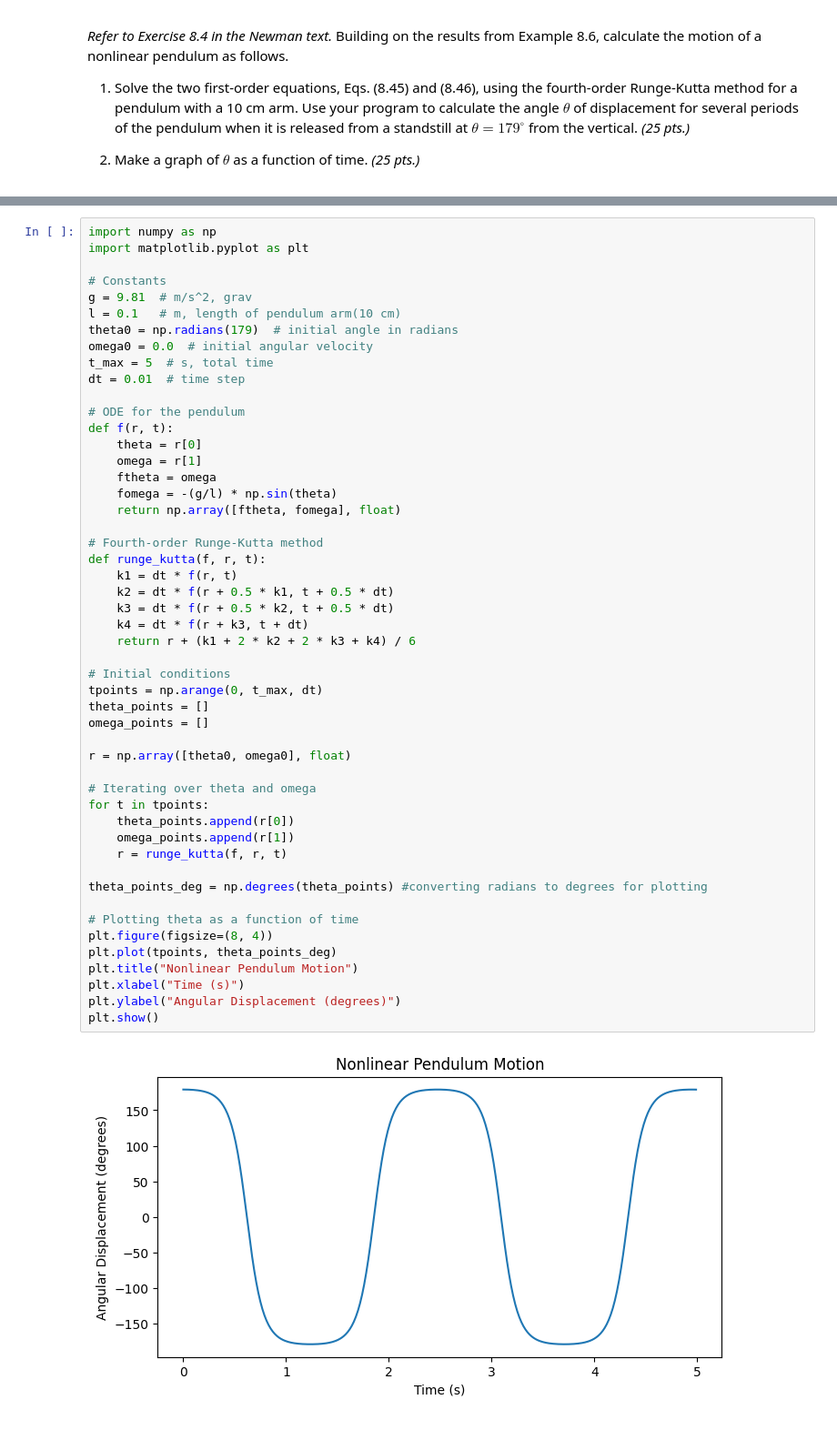
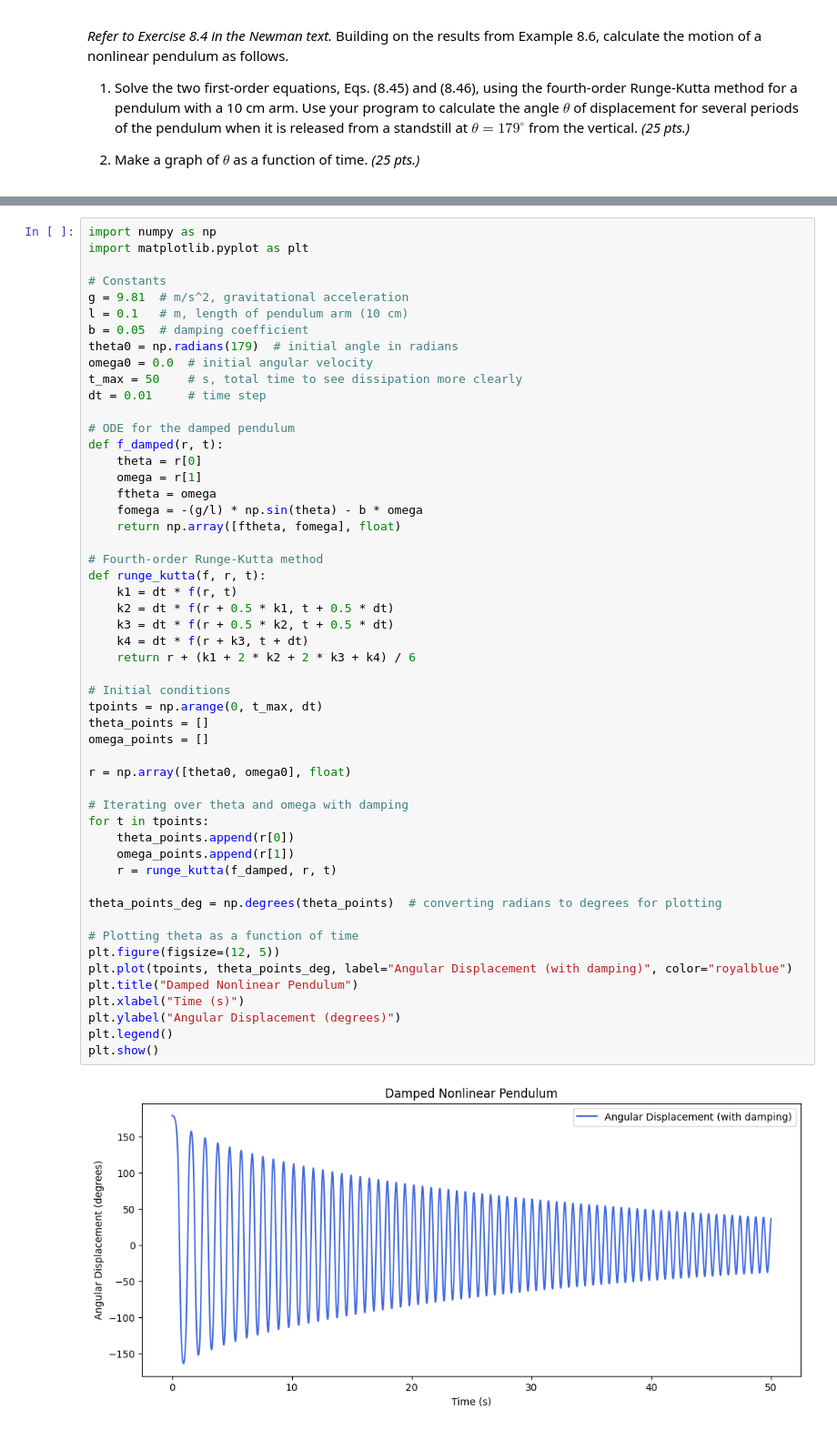
Before and after one commit to eunineelizze/ElizzeAP155, a Jupyter notebook: Arzaga_AP155_Lab_Assignment_4.ipynb, the cells around one changed output, grey strips where cells are left out. Shown at 91% size. Saved outputs shown, nothing was run; the diff lists cells and outputs as text.

```diff
--- a/Arzaga_AP155_Lab_Assignment_4.ipynb
+++ b/Arzaga_AP155_Lab_Assignment_4.ipynb
@@ -166,50 +271,52 @@ import numpy as np
 import matplotlib.pyplot as plt
 
 # Constants
-g = 9.81  # m/s^2, grav
-l = 0.1   # m, length of pendulum arm(10 cm)
+g = 9.81  # m/s^2, gravitational acceleration
+l = 0.1   # m, length of pendulum arm (10 cm)
+b = 0.05  # damping coefficient
 theta0 = np.radians(179)  # initial angle in radians
 omega0 = 0.0  # initial angular velocity
-t_max = 5  # s, total time
-dt = 0.01  # time step
+t_max = 50    # s, total time to see dissipation more clearly
+dt = 0.01     # time step
 
-# ODE for the pendulum
-def f(r, t):
+# ODE for the damped pendulum
+def f_damped(r, t):
     theta = r[0]
     omega = r[1]
     ftheta = omega
-    fomega = -(g/l) * np.sin(theta)
+    fomega = -(g/l) * np.sin(theta) - b * omega
     return np.array([ftheta, fomega], float)
 
 # Fourth-order Runge-Kutta method
 def runge_kutta(f, r, t):
     k1 = dt * f(r, t)
     k2 = dt * f(r + 0.5 * k1, t + 0.5 * dt)
     k3 = dt * f(r + 0.5 * k2, t + 0.5 * dt)
     k4 = dt * f(r + k3, t + dt)
     return r + (k1 + 2 * k2 + 2 * k3 + k4) / 6
 
 # Initial conditions
 tpoints = np.arange(0, t_max, dt)
 theta_points = []
 omega_points = []
 
 r = np.array([theta0, omega0], float)
 
-# Iterating over theta and omega
+# Iterating over theta and omega with damping
 for t in tpoints:
     theta_points.append(r[0])
     omega_points.append(r[1])
-    r = runge_kutta(f, r, t)
+    r = runge_kutta(f_damped, r, t)
 
-theta_points_deg = np.degrees(theta_points) #converting radians to degrees for plotting
+theta_points_deg = np.degrees(theta_points)  # converting radians to degrees for plotting
 
 # Plotting theta as a function of time
-plt.figure(figsize=(8, 4))
-plt.plot(tpoints, theta_points_deg)
-plt.title("Nonlinear Pendulum Motion")
+plt.figure(figsize=(12, 5))
+plt.plot(tpoints, theta_points_deg, label="Angular Displacement (with damping)", color="royalblue")
+plt.title("Damped Nonlinear Pendulum")
 plt.xlabel("Time (s)")
 plt.ylabel("Angular Displacement (degrees)")
+plt.legend()
 plt.show()
 # %% [output]
-[figure, old version]
+[figure, new version]
```
Also changed, not shown: parts of 13 cells of this notebook.
